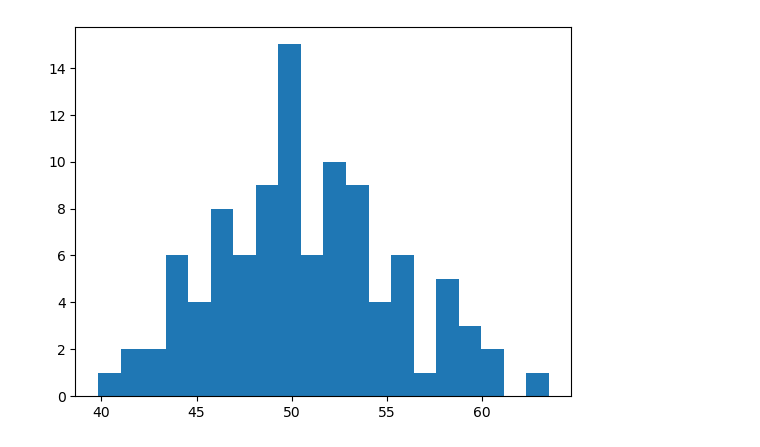
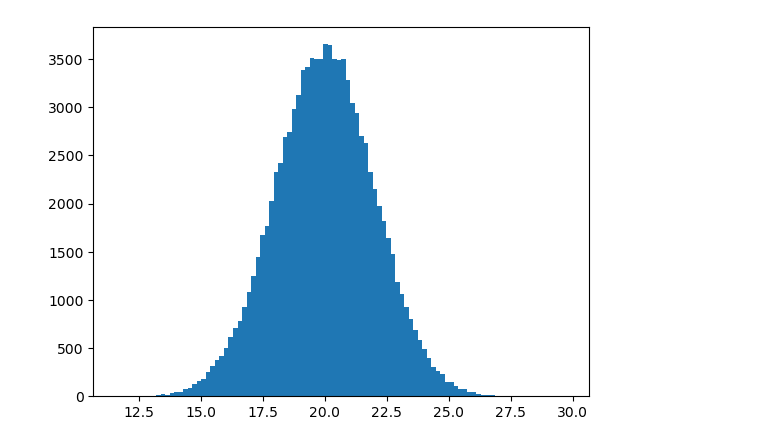
Before and after one commit to tribbens/jupyter-lab-badge, a Jupyter notebook: Probability_Distributions.ipynb, the cells around one changed output. Drawn from its saved outputs; the diff is of its cells as text; code cells hidden in the pictures.

```diff
--- a/Probability_Distributions.ipynb
+++ b/Probability_Distributions.ipynb
@@ -21,8 +21,8 @@ plt.show()
 # %%
 # Create Normal Distribution
 
-uniform_data = np.random.normal(50, 5, size=100)
-plt.hist(uniform_data, bins=20)
+uniform_data = np.random.normal(20, 2, size=10000)
+plt.hist(uniform_data, bins=100)
 plt.show()
 # %% [output]
-[figure, old version]
+[figure, new version]
```
Also changed, not shown: parts of 2 cells of this notebook.
